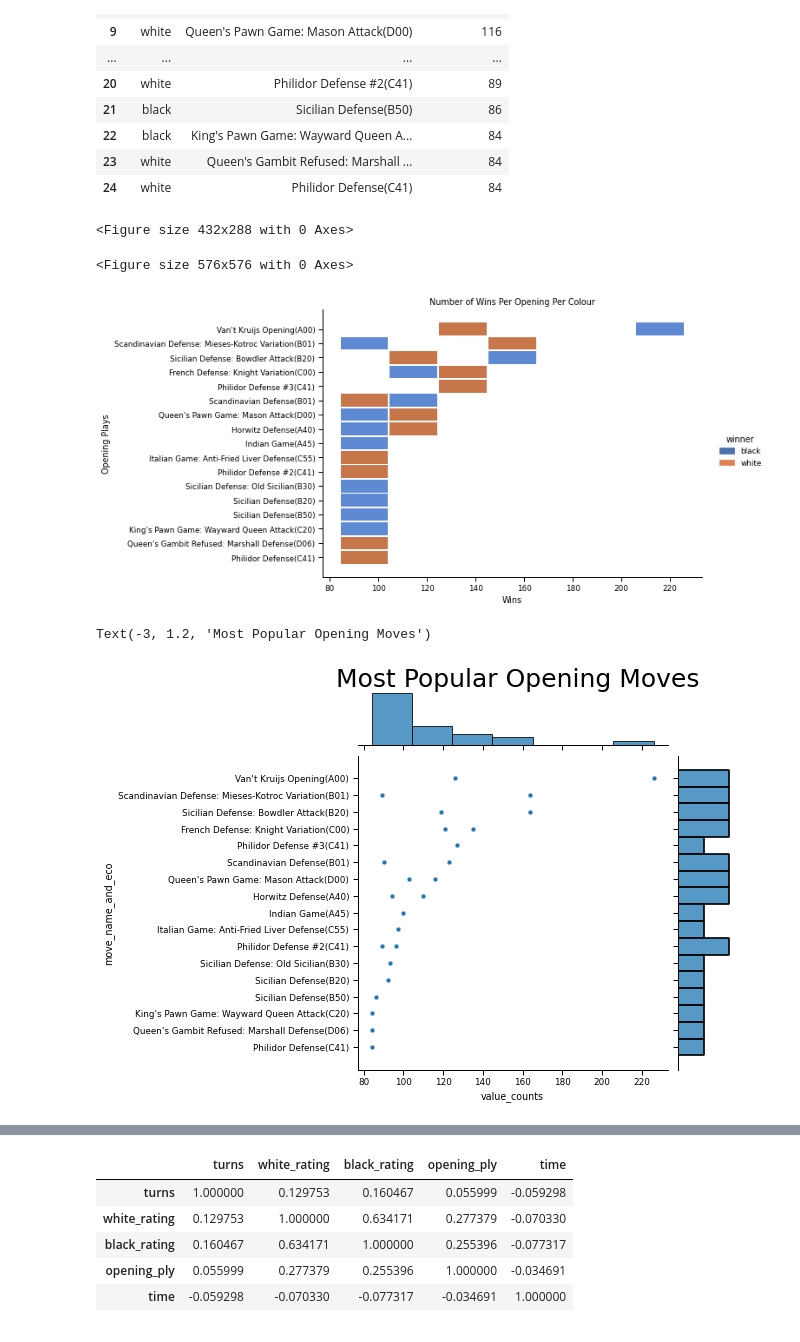
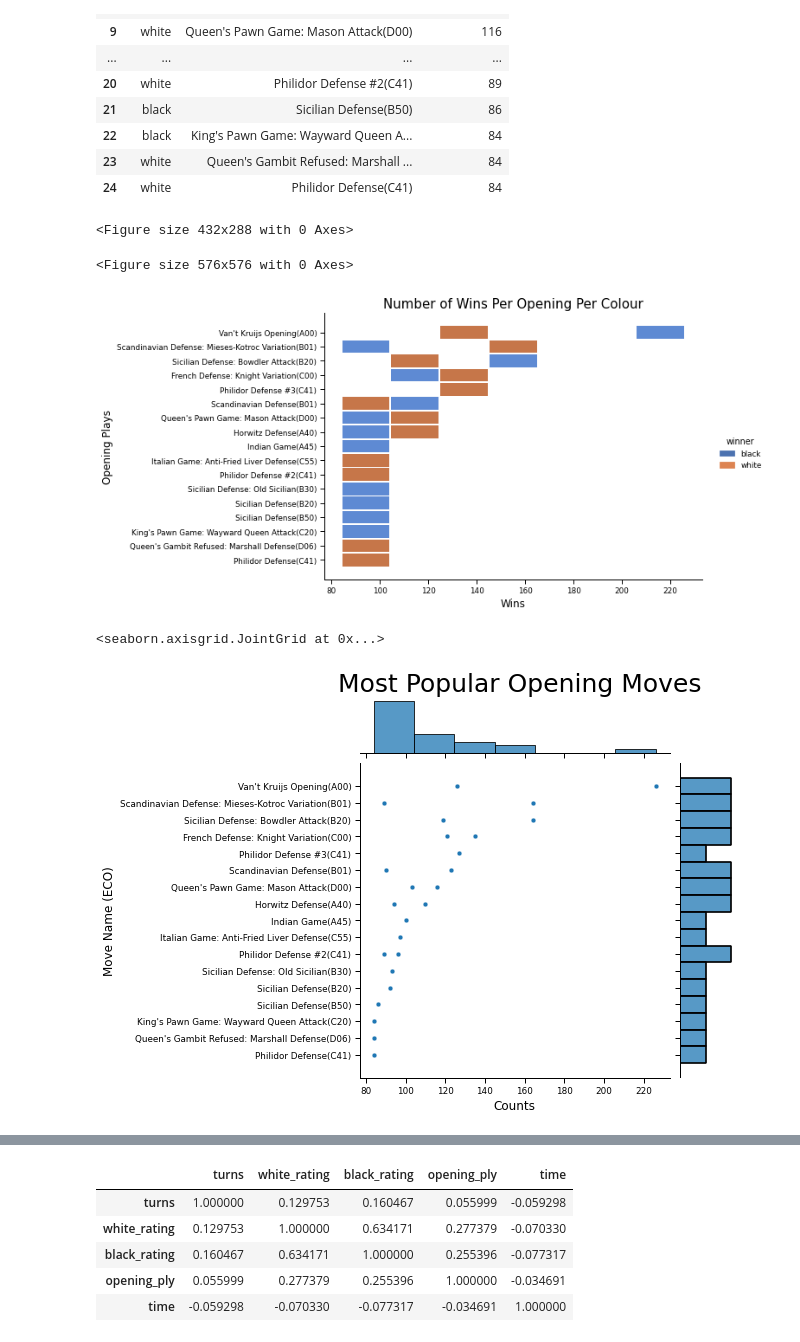
Before and after one commit to data301-2020-winter1/course-project-group_6025, a Jupyter notebook: analysis/Robiian1989/Milestone 2.ipynb, the cells around one changed output, grey strips where cells are left out. Drawn from its saved outputs; the diff is of its cells as text; code cells hidden in the pictures.

```diff
--- a/analysis/Robiian1989/Milestone 2.ipynb
+++ b/analysis/Robiian1989/Milestone 2.ipynb
@@ -129,36 +134,37 @@ df_most_frequent
 # %%
 #sort most popular opening ECOs by colour
 
 df_high_frequencies=(df1.groupby('winner')['move_name_and_eco']
                      .value_counts()
                      .sort_values(ascending=False)
                      .head(25)
                      .to_frame()
 
                      )
 df_high_frequencies.columns = ['value_counts']
 df_most_frequent= df_high_frequencies.reset_index()
 
 #plotting number of wins per strategy per side
 sns.set_context('paper')
 sns.despine()
 plt.figure(figsize=(8,8))
 sns.displot(y='move_name_and_eco',x='value_counts',data=df_most_frequent,hue='winner',aspect=2,edgecolor='w',palette='deep')
-plt.ylabel('Opening Plays')
-plt.xlabel('Wins')
-plt.title('Number of Wins Per Opening Per Colour')
+plt.ylabel('Opening Plays',size=12)
+plt.xlabel('Wins',size=12)
+plt.title('Number of Wins Per Opening Per Colour',size=15)
 plt.savefig('wins_per_opening_per_colour')
 # %% [output]
 <Figure size 432x288 with 0 Axes>
 <Figure size 576x576 with 0 Axes>
-[figure, old version]
+[figure, new version]
 # %%
 
-sns.jointplot(x='value_counts',y='move_name_and_eco',data=df_most_frequent,kind='scatter')
-plt.title('Most Popular Opening Moves',x=-3,y=1.2,size=25)
+df_openings=sns.jointplot(x='value_counts',y='move_name_and_eco',data=df_most_frequent,kind='scatter')
+plt.title('Most Popular Opening Moves',x=-3,y=1.21,size=25)
+df_openings.set_axis_labels('Counts','Move Name (ECO)',size=12)
 # %% [output]
-Text(-3, 1.2, 'Most Popular Opening Moves')
+<seaborn.axisgrid.JointGrid at 0x...>
-[figure, old version]
+[figure, new version]
 # %%
 #eliminate the seconds in the 'time' column:
 
```
Also changed, not shown: parts of 5 cells of this notebook, 3 other files.
